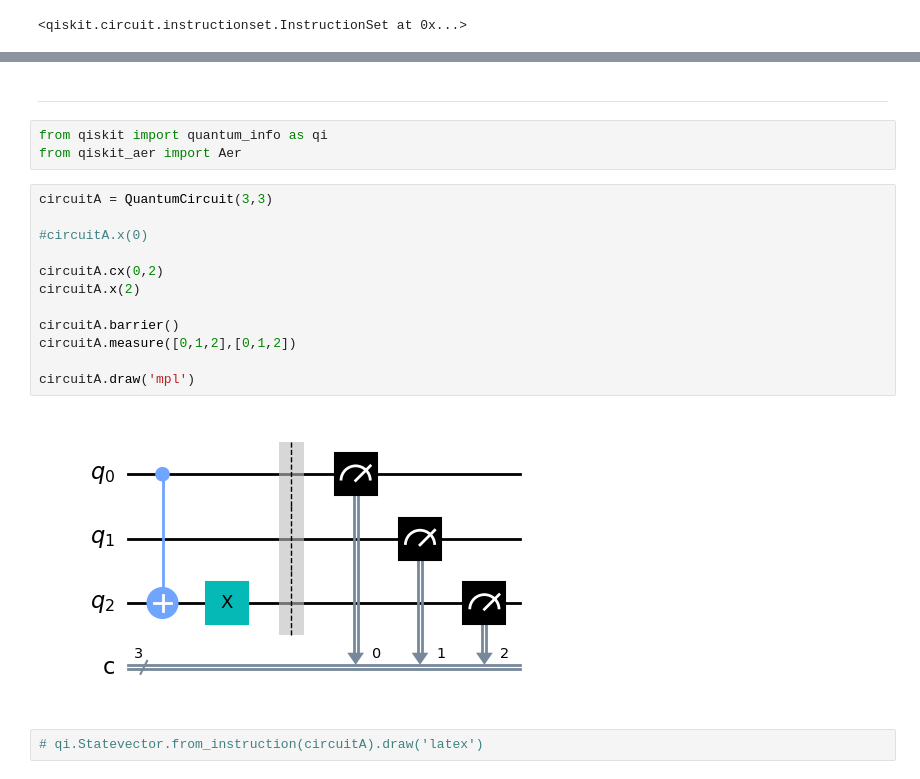
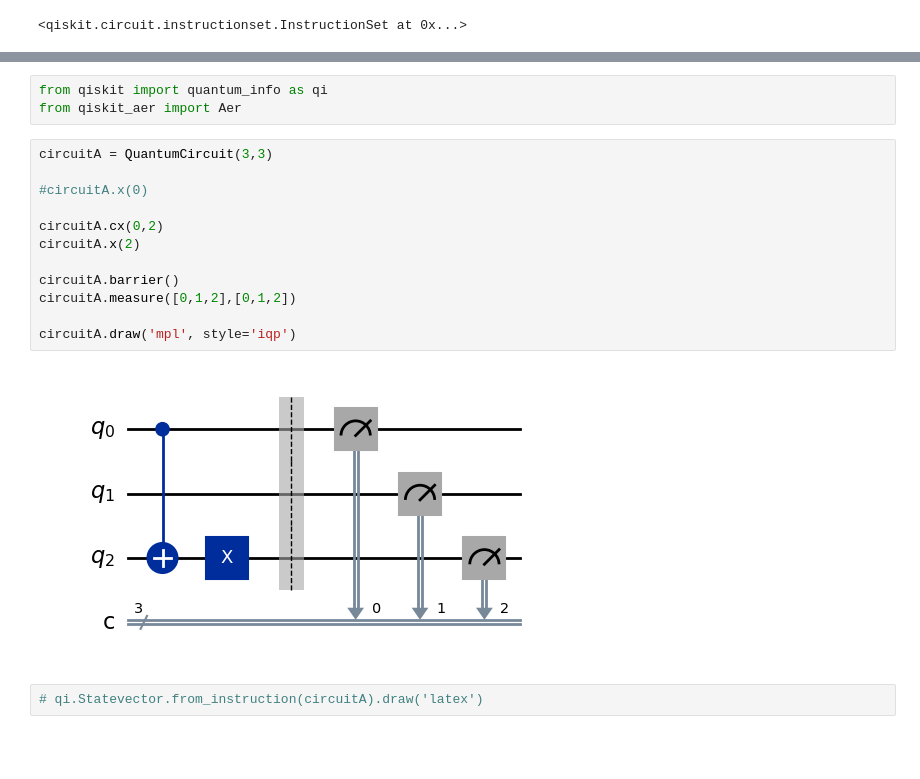
Before and after one commit to tmaiecnj/EmTech_Quantum, a Jupyter notebook: Quantum Circuit.ipynb, the cells around one changed output, grey strips where cells are left out. Drawn from its saved outputs; the diff is of its cells as text; blank space fills up the shorter version.

```diff
--- a/Quantum Circuit.ipynb
+++ b/Quantum Circuit.ipynb
@@ -154,22 +70,20 @@ circuit3.draw('mpl')
-# %% [markdown]
----
 # %%
 from qiskit import quantum_info as qi
 from qiskit_aer import Aer
 # %%
 circuitA = QuantumCircuit(3,3)
 
 #circuitA.x(0)
 
 circuitA.cx(0,2)
 circuitA.x(2)
 
 circuitA.barrier()
 circuitA.measure([0,1,2],[0,1,2])
 
-circuitA.draw('mpl')
+circuitA.draw('mpl', style='iqp')
 # %% [output]
-[figure, old version]
+[figure, new version]
 # %%
 # qi.Statevector.from_instruction(circuitA).draw('latex')
 # %% [markdown]
```
Also changed, not shown: parts of 19 cells of this notebook.
